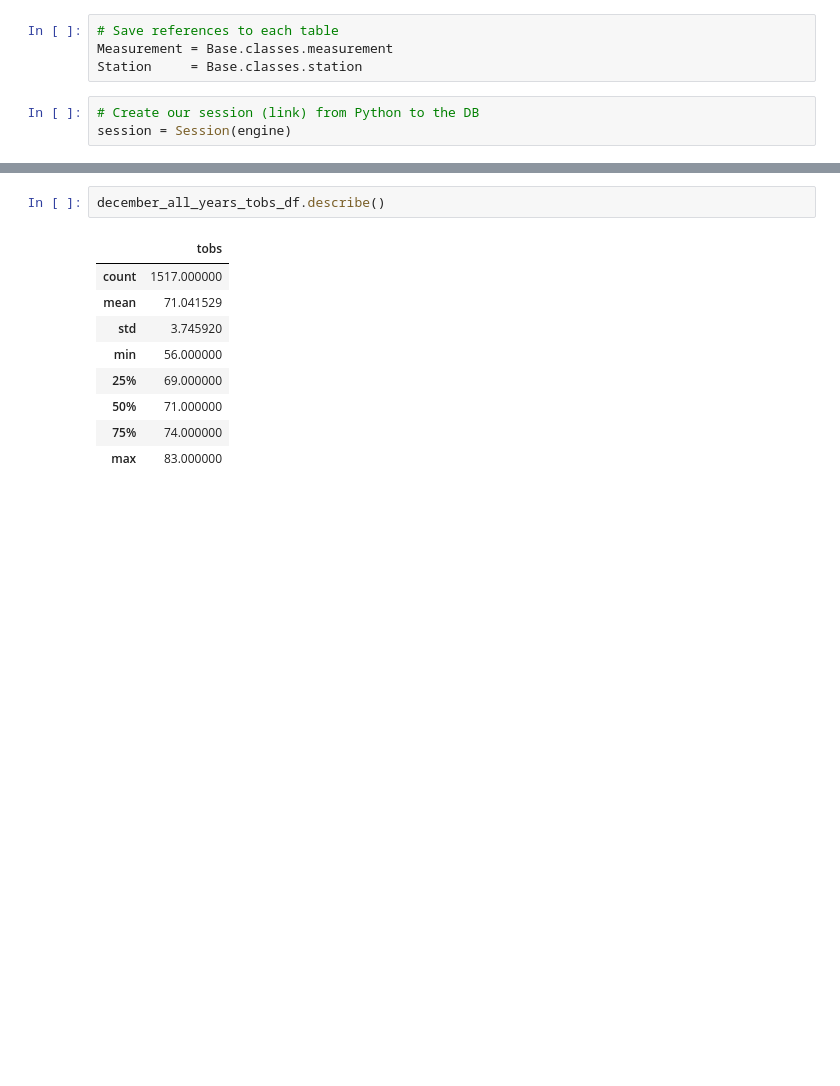
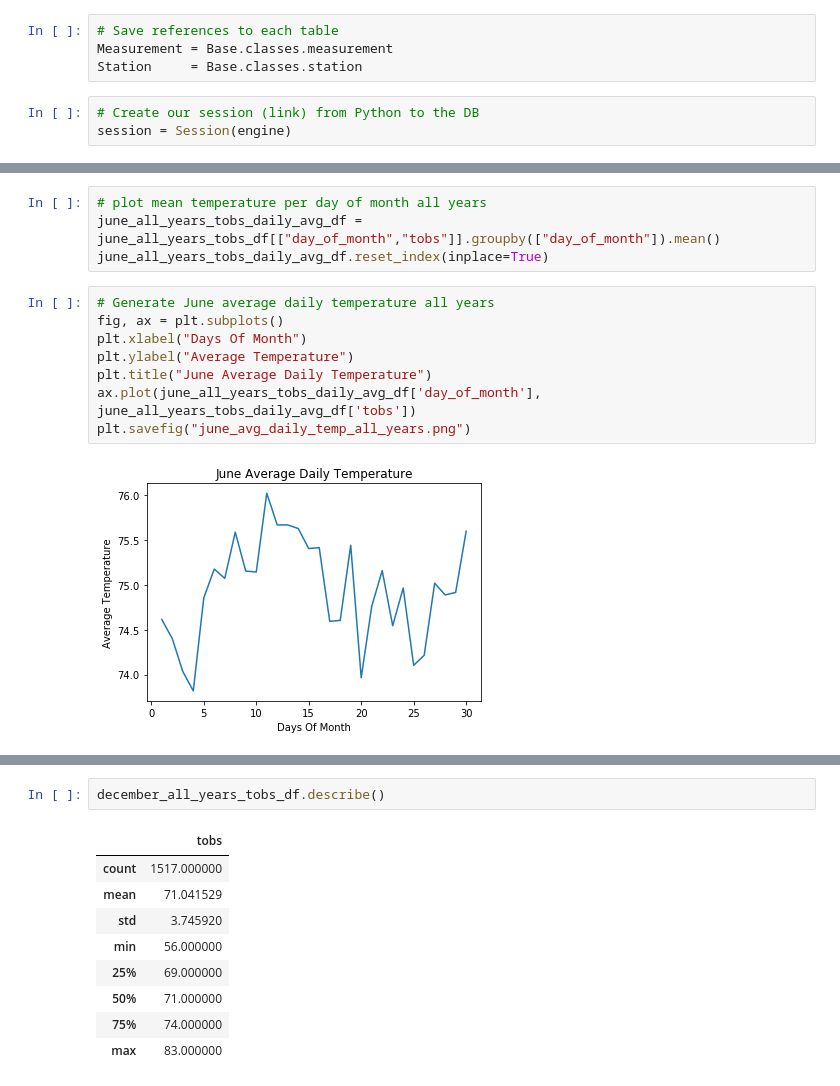
Before and after one commit to berndab/surfs_up, a Jupyter notebook: challenge.ipynb, the cells around one changed output, grey strips where cells are left out. Cells and saved outputs as stored; diff of their text form; blank space fills up the shorter version.

```diff
--- a/challenge.ipynb
+++ b/challenge.ipynb
@@ -59,0 +59,14 @@ june_tobs_daily_avg_all_years_df.plot(kind="line")
+# %%
+# plot mean temperature per day of month all years
+june_all_years_tobs_daily_avg_df = june_all_years_tobs_df[["day_of_month","tobs"]].groupby(["day_of_month"]).mean()
+june_all_years_tobs_daily_avg_df.reset_index(inplace=True)
+# %%
+# Generate June average daily temperature all years
+fig, ax = plt.subplots()
+plt.xlabel("Days Of Month")
+plt.ylabel("Average Temperature")
+plt.title("June Average Daily Temperature")
+ax.plot(june_all_years_tobs_daily_avg_df['day_of_month'], june_all_years_tobs_daily_avg_df['tobs'])
+plt.savefig("june_avg_daily_temp_all_years.png")
+# %% [output]
+[figure, added]
```
Also changed, not shown: parts of 21 cells of this notebook, 4 other files.
